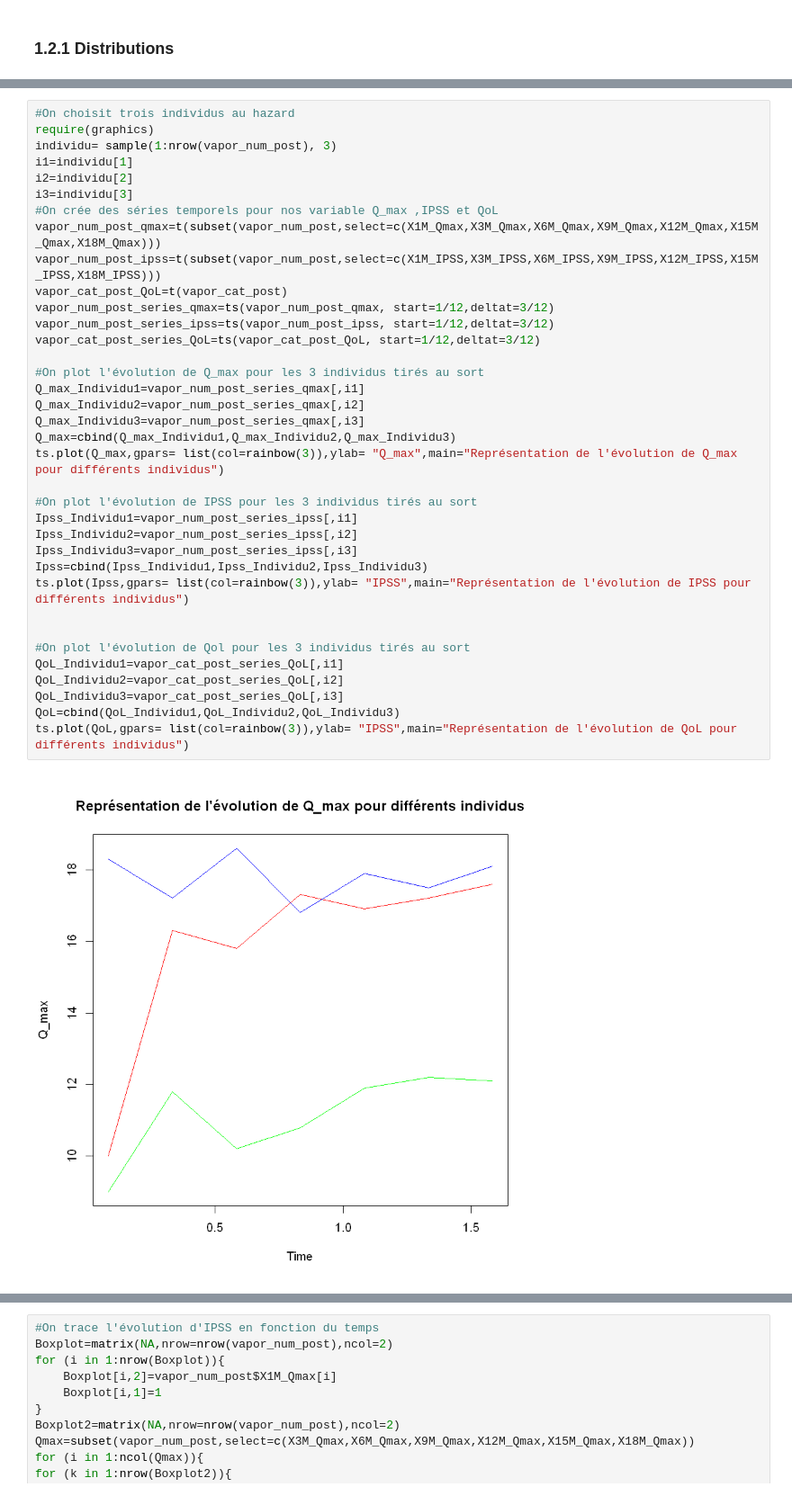
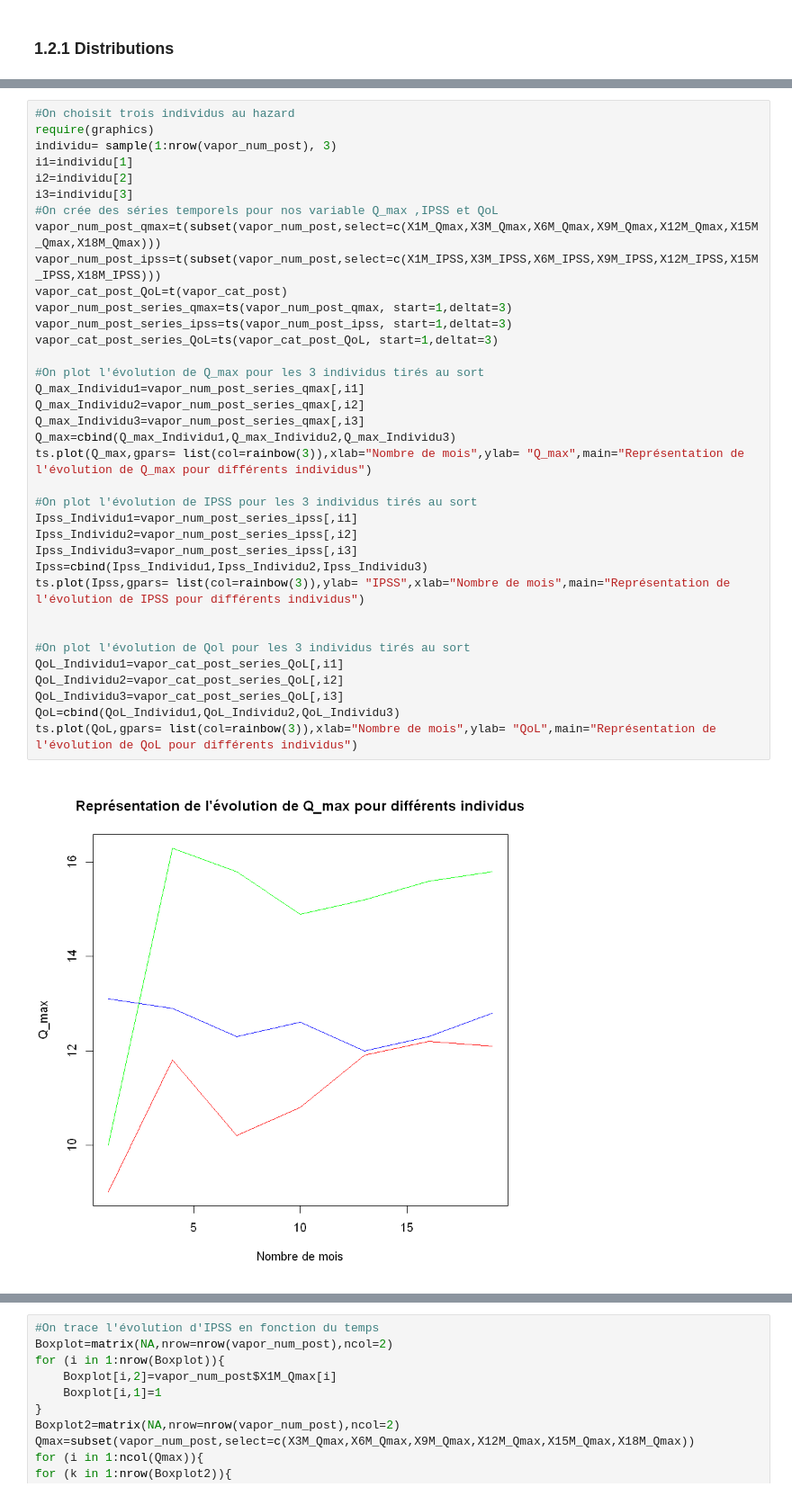
Before and after one commit to BigFab/TP_Adenome, a Jupyter notebook: vapor.ipynb, the cells around one changed output, grey strips where cells are left out. Shown at 90% size. Cells and saved outputs as stored; diff of their text form.

```diff
--- a/vapor.ipynb
+++ b/vapor.ipynb
@@ -395,37 +363,37 @@ for (i in 1:ncol(vapor_post)) {
 #On choisit trois individus au hazard
 require(graphics)
 individu= sample(1:nrow(vapor_num_post), 3)
 i1=individu[1]
 i2=individu[2]
 i3=individu[3]
 #On crée des séries temporels pour nos variable Q_max ,IPSS et QoL
 vapor_num_post_qmax=t(subset(vapor_num_post,select=c(X1M_Qmax,X3M_Qmax,X6M_Qmax,X9M_Qmax,X12M_Qmax,X15M_Qmax,X18M_Qmax)))
 vapor_num_post_ipss=t(subset(vapor_num_post,select=c(X1M_IPSS,X3M_IPSS,X6M_IPSS,X9M_IPSS,X12M_IPSS,X15M_IPSS,X18M_IPSS)))
 vapor_cat_post_QoL=t(vapor_cat_post)
-vapor_num_post_series_qmax=ts(vapor_num_post_qmax, start=1/12,deltat=3/12)
-vapor_num_post_series_ipss=ts(vapor_num_post_ipss, start=1/12,deltat=3/12)
-vapor_cat_post_series_QoL=ts(vapor_cat_post_QoL, start=1/12,deltat=3/12)
+vapor_num_post_series_qmax=ts(vapor_num_post_qmax, start=1,deltat=3)
+vapor_num_post_series_ipss=ts(vapor_num_post_ipss, start=1,deltat=3)
+vapor_cat_post_series_QoL=ts(vapor_cat_post_QoL, start=1,deltat=3)
 
 #On plot l'évolution de Q_max pour les 3 individus tirés au sort
 Q_max_Individu1=vapor_num_post_series_qmax[,i1]
 Q_max_Individu2=vapor_num_post_series_qmax[,i2]
 Q_max_Individu3=vapor_num_post_series_qmax[,i3]
 Q_max=cbind(Q_max_Individu1,Q_max_Individu2,Q_max_Individu3)
-ts.plot(Q_max,gpars= list(col=rainbow(3)),ylab= "Q_max",main="Représentation de l'évolution de Q_max pour différents individus")
+ts.plot(Q_max,gpars= list(col=rainbow(3)),xlab="Nombre de mois",ylab= "Q_max",main="Représentation de l'évolution de Q_max pour différents individus")
 
 #On plot l'évolution de IPSS pour les 3 individus tirés au sort
 Ipss_Individu1=vapor_num_post_series_ipss[,i1]
 Ipss_Individu2=vapor_num_post_series_ipss[,i2]
 Ipss_Individu3=vapor_num_post_series_ipss[,i3]
 Ipss=cbind(Ipss_Individu1,Ipss_Individu2,Ipss_Individu3)
-ts.plot(Ipss,gpars= list(col=rainbow(3)),ylab= "IPSS",main="Représentation de l'évolution de IPSS pour différents individus")
+ts.plot(Ipss,gpars= list(col=rainbow(3)),ylab= "IPSS",xlab="Nombre de mois",main="Représentation de l'évolution de IPSS pour différents individus")
 
 
 #On plot l'évolution de Qol pour les 3 individus tirés au sort
 QoL_Individu1=vapor_cat_post_series_QoL[,i1]
 QoL_Individu2=vapor_cat_post_series_QoL[,i2]
 QoL_Individu3=vapor_cat_post_series_QoL[,i3]
 QoL=cbind(QoL_Individu1,QoL_Individu2,QoL_Individu3)
-ts.plot(QoL,gpars= list(col=rainbow(3)),ylab= "IPSS",main="Représentation de l'évolution de QoL pour différents individus")
+ts.plot(QoL,gpars= list(col=rainbow(3)),xlab="Nombre de mois",ylab= "QoL",main="Représentation de l'évolution de QoL pour différents individus")
 # %% [output]
-[figure, old version]
+[figure, new version]
```
Also changed, not shown: parts of 30 cells of this notebook.
